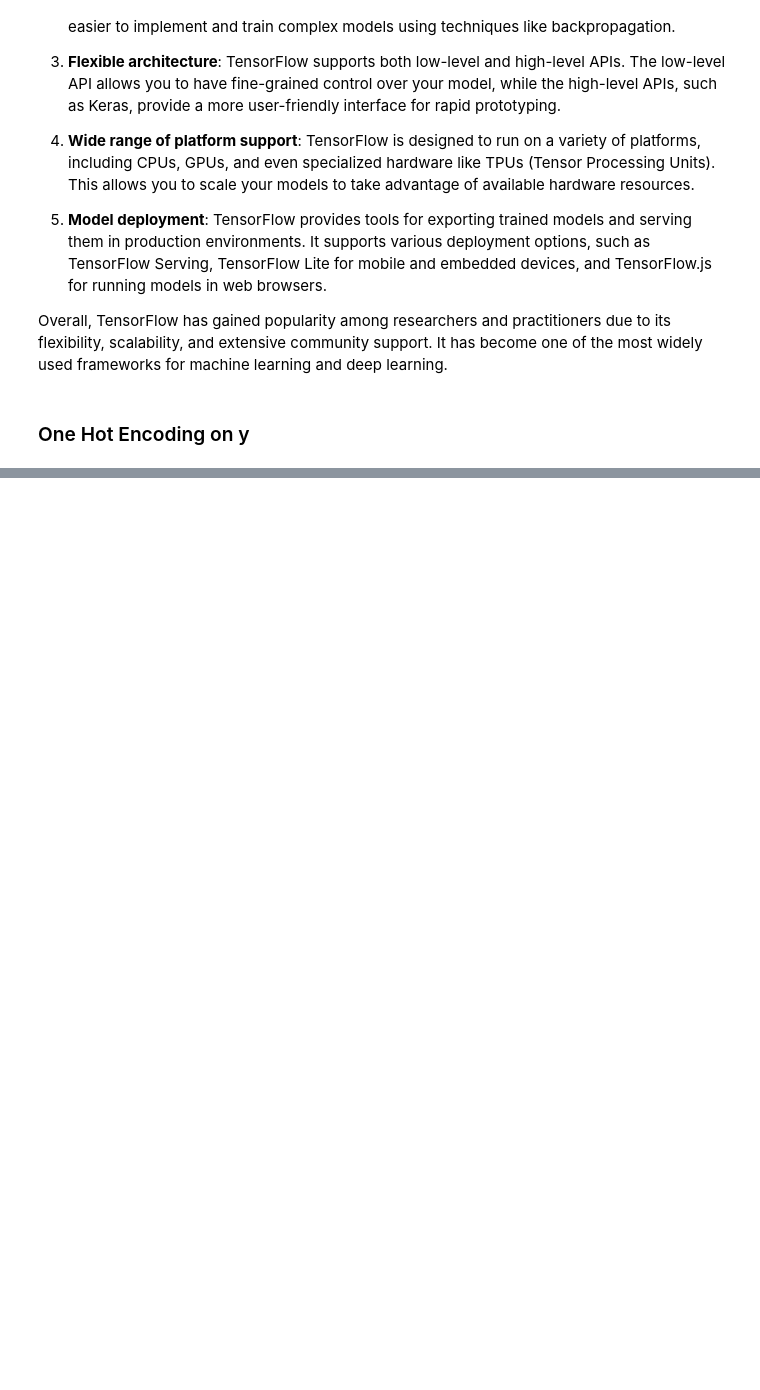
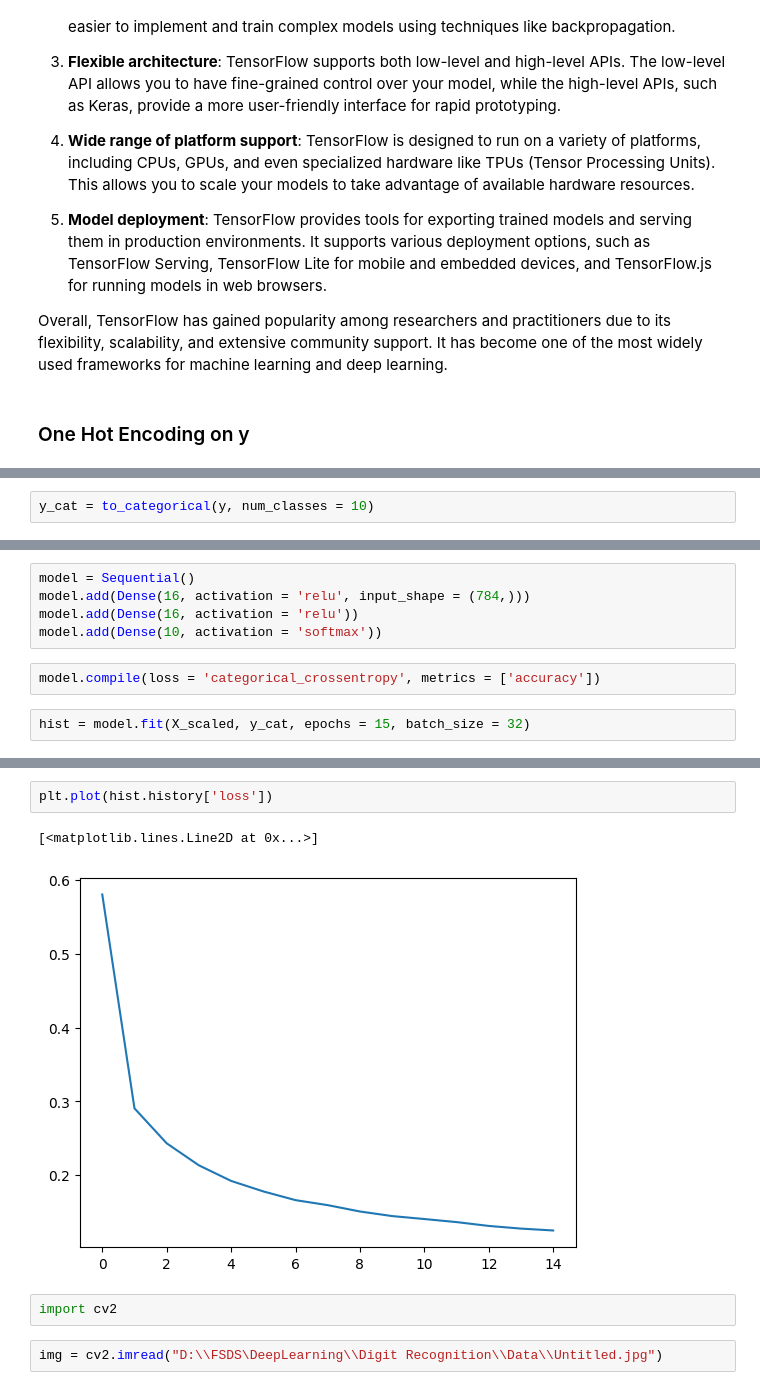
Before and after one commit to devkegovind/FSDS1, a Jupyter notebook: DeepLearning/Digit Recognition/dp.ipynb, the cells around one changed output, grey strips where cells are left out. Cells and saved outputs as stored; diff of their text form; blank space fills up the shorter version.

Commit message:
digit

```diff
--- a/DeepLearning/Digit Recognition/dp.ipynb
+++ b/DeepLearning/Digit Recognition/dp.ipynb
@@ -118,0 +121,2 @@ Overall, TensorFlow has gained popularity among researchers and practitioners du
+# %%
+y_cat = to_categorical(y, num_classes = 10)
@@ -118,0 +150,9 @@ Overall, TensorFlow has gained popularity among researchers and practitioners du
+# %%
+model = Sequential()
+model.add(Dense(16, activation = 'relu', input_shape = (784,)))
+model.add(Dense(16, activation = 'relu'))
+model.add(Dense(10, activation = 'softmax'))
+# %%
+model.compile(loss = 'categorical_crossentropy', metrics = ['accuracy'])
+# %%
+hist = model.fit(X_scaled, y_cat, epochs = 15, batch_size = 32)
@@ -118,0 +201,9 @@ Overall, TensorFlow has gained popularity among researchers and practitioners du
+# %%
+plt.plot(hist.history['loss'])
+# %% [output]
+[<matplotlib.lines.Line2D at 0x...>]
+[figure, added]
+# %%
+import cv2
+# %%
+img = cv2.imread("D:\\FSDS\DeepLearning\\Digit Recognition\\Data\\Untitled.jpg")
```
Also changed, not shown: parts of 27 cells of this notebook, 2 other files.
